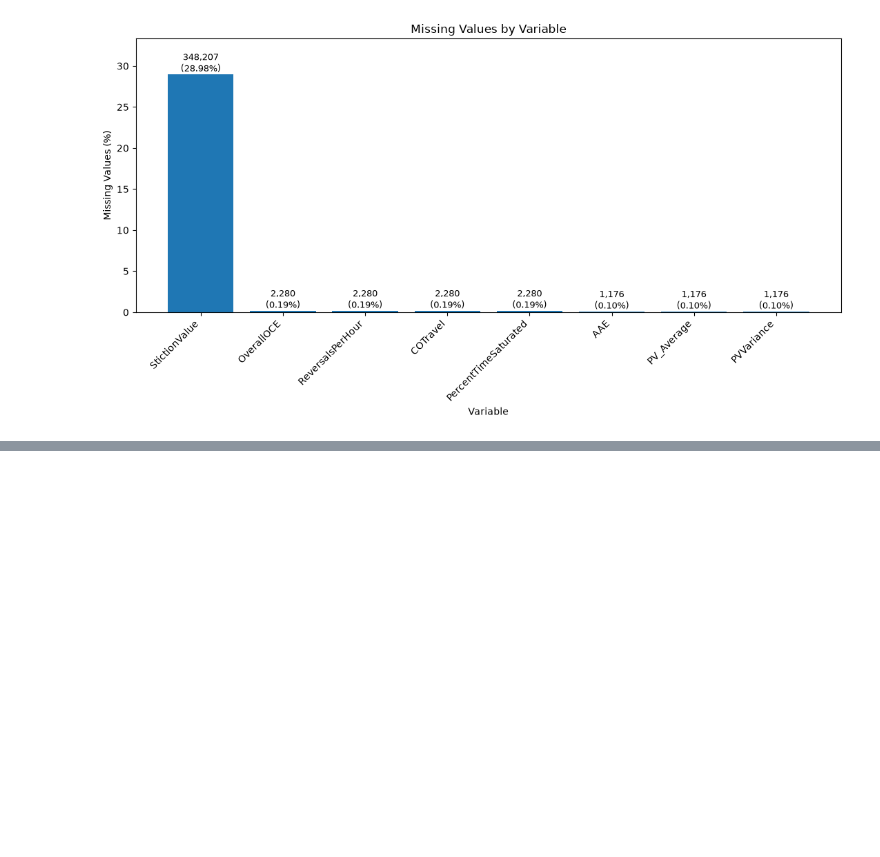
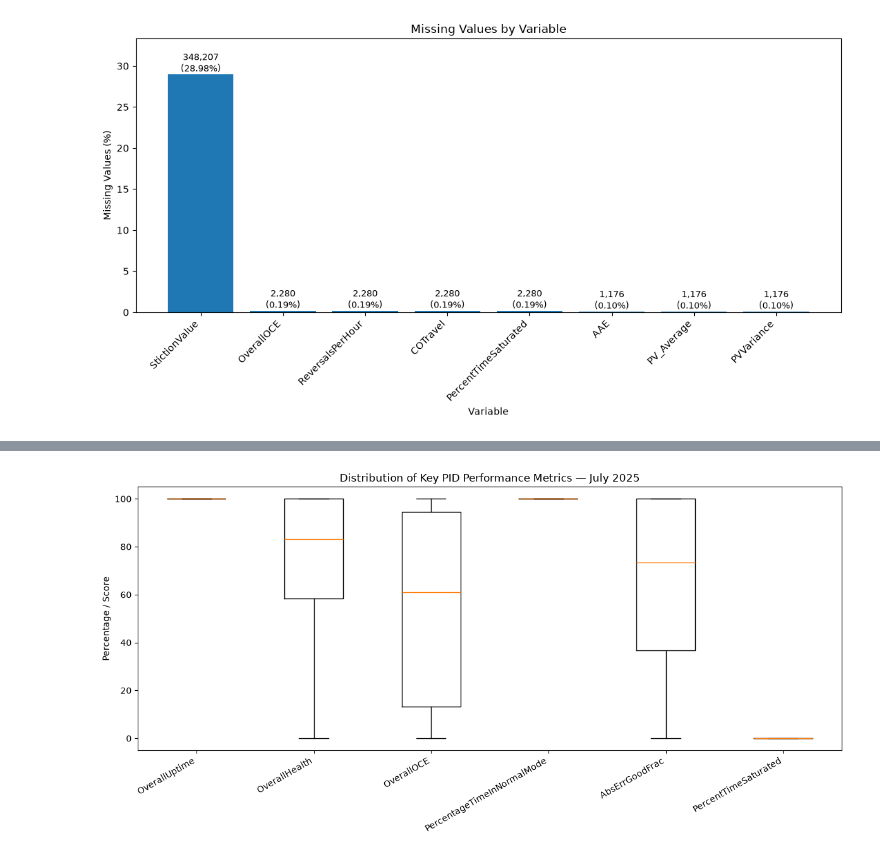
Before and after one commit to DataByThinh/control-station, a Jupyter notebook: notebooks/eda.ipynb, the cells around one changed output, grey strips where cells are left out. Saved outputs shown, nothing was run; the diff lists cells and outputs as text; code cells hidden in the pictures; blank space fills up the shorter version.

```diff
--- a/notebooks/eda.ipynb
+++ b/notebooks/eda.ipynb
@@ -252,0 +336,34 @@ plt.show()
+# %%
+import matplotlib.pyplot as plt
+
+plot_df = df[
+    [
+        "OverallUptime",
+        "OverallHealth",
+        "OverallOCE",
+        "PercentageTimeInNormalMode",
+        "AbsErrGoodFrac",
+        "PercentTimeSaturated"
+    ]
+].copy()
+
+# Convert fractions to percentage scale
+plot_df["PercentageTimeInNormalMode"] *= 100
+plot_df["AbsErrGoodFrac"] *= 100
+plot_df["PercentTimeSaturated"] *= 100
+
+plt.figure(figsize=(12, 6))
+
+plt.boxplot(
+    [plot_df[col].dropna() for col in plot_df.columns],
+    tick_labels=plot_df.columns,
+    showfliers=False
+)
+
+plt.title("Distribution of Key PID Performance Metrics — July 2025")
+plt.ylabel("Percentage / Score")
+plt.xticks(rotation=30, ha="right")
+plt.tight_layout()
+plt.show()
+# %% [output]
+[figure, added]
```
Also changed, not shown: parts of 3 cells of this notebook.
